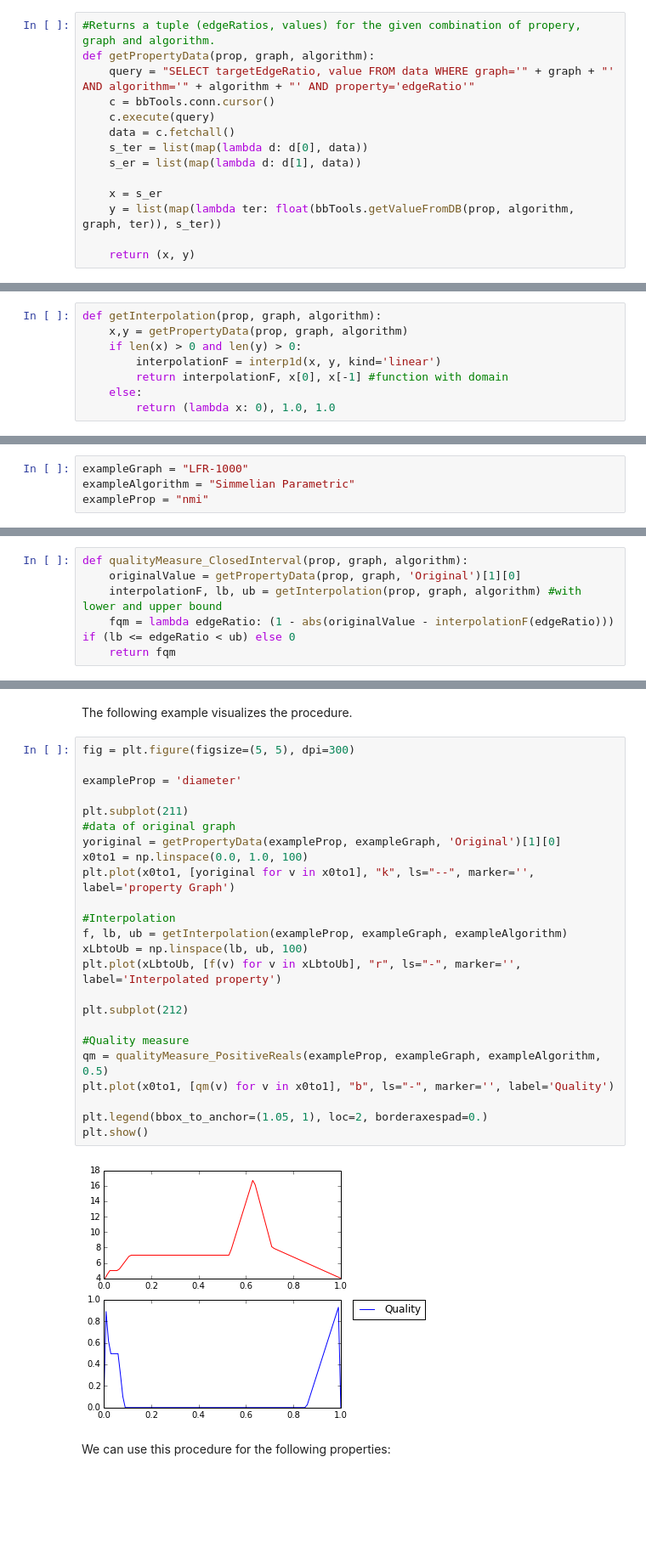
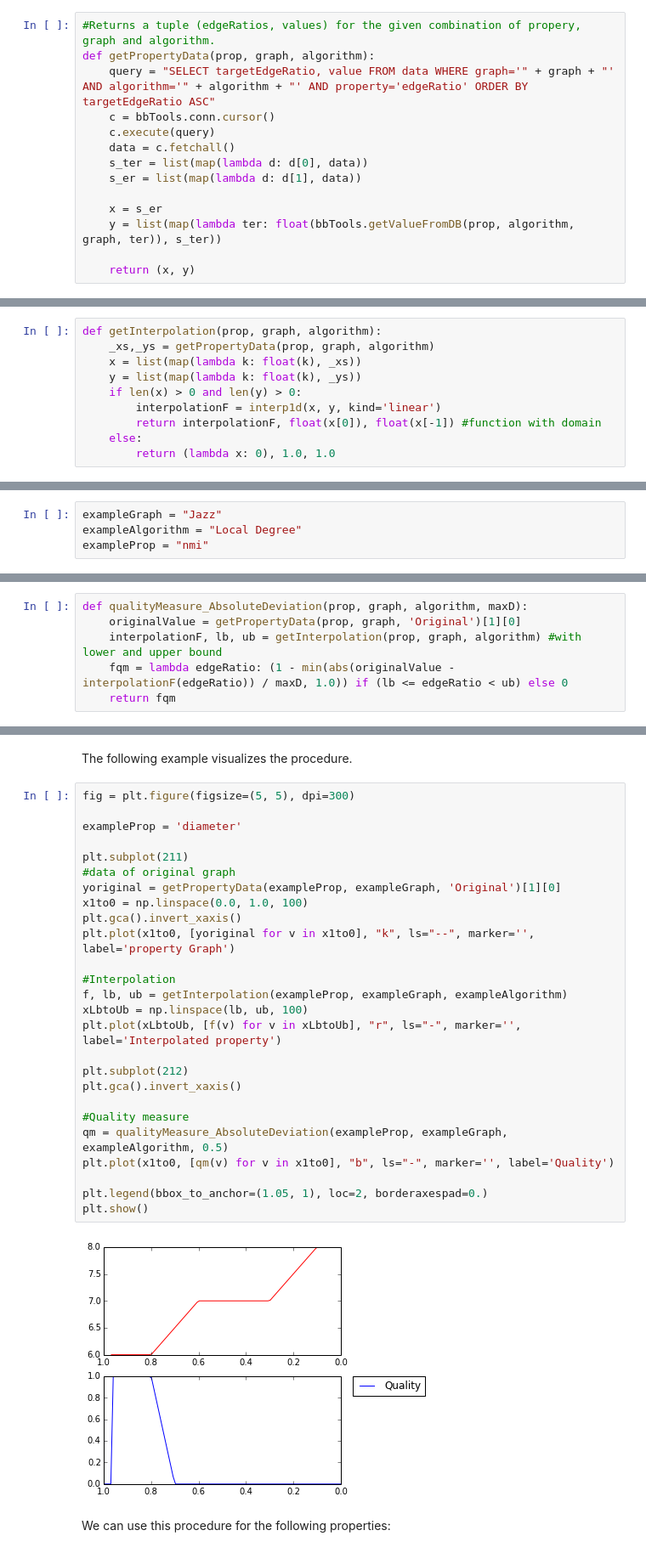
Before and after one commit to kit-parco/networkit-hyperbolic-kd, a Jupyter notebook: Doc/Notebooks/BackboneStatistics.ipynb, the cells around one changed output, grey strips where cells are left out. Shown at 85% size. Drawn from its saved outputs; the diff is of its cells as text; blank space fills up the shorter version.

```diff
--- a/Doc/Notebooks/BackboneStatistics.ipynb
+++ b/Doc/Notebooks/BackboneStatistics.ipynb
@@ -64,7 +64,7 @@ colors = ["r", "k", "g", "c", "m", "y", "b", kitColors['kitorange'], kitColors['
 # %%
 #Returns a tuple (edgeRatios, values) for the given combination of propery, graph and algorithm.
 def getPropertyData(prop, graph, algorithm):
-    query = "SELECT targetEdgeRatio, value FROM data WHERE graph='" + graph + "' AND algorithm='" + algorithm + "' AND property='edgeRatio'"
+    query = "SELECT targetEdgeRatio, value FROM data WHERE graph='" + graph + "' AND algorithm='" + algorithm + "' AND property='edgeRatio' ORDER BY targetEdgeRatio ASC"
     c = bbTools.conn.cursor()
     c.execute(query)
     data = c.fetchall()
@@ -296,17 +292,19 @@ Let's try to describe a quality measure in [0,1] for each property.
 Problem: Wanting to "add up" different quality measures, we face the problem values were calculated for different edge ratios since calculating backbones for arbitrary ratios is not always possible. That's why, as a first step, the data needs to be interpolated.
 # %%
 def getInterpolation(prop, graph, algorithm):
-    x,y = getPropertyData(prop, graph, algorithm)
+    _xs,_ys = getPropertyData(prop, graph, algorithm)
+    x = list(map(lambda k: float(k), _xs))
+    y = list(map(lambda k: float(k), _ys))
     if len(x) > 0 and len(y) > 0:
         interpolationF = interp1d(x, y, kind='linear')
-        return interpolationF, x[0], x[-1] #function with domain
+        return interpolationF, float(x[0]), float(x[-1]) #function with domain
     else:
         return (lambda x: 0), 1.0, 1.0
 # %% [markdown]
 Example usage of interpolation:
 # %%
-exampleGraph = "LFR-1000"
-exampleAlgorithm = "Simmelian Parametric"
+exampleGraph = "Jazz"
+exampleAlgorithm = "Local Degree"
 exampleProp = "nmi"
 # %%
 fig = plt.figure(figsize=(5, 3), dpi=300)
@@ -330,8 +329,8 @@ Now we can define a quality measure that takes into account the value of the ori
 # %%
-def qualityMeasure_ClosedInterval(prop, graph, algorithm):
+def qualityMeasure_AbsoluteDeviation(prop, graph, algorithm, maxD):
     originalValue = getPropertyData(prop, graph, 'Original')[1][0]
     interpolationF, lb, ub = getInterpolation(prop, graph, algorithm) #with lower and upper bound
-    fqm = lambda edgeRatio: (1 - abs(originalValue - interpolationF(edgeRatio))) if (lb <= edgeRatio < ub) else 0
+    fqm = lambda edgeRatio: (1 - min(abs(originalValue - interpolationF(edgeRatio)) / maxD, 1.0)) if (lb <= edgeRatio < ub) else 0
     return fqm
 # %% [markdown]
 Example visualization of quality measure for the example from above:
@@ -395,29 +377,31 @@ The following example visualizes the procedure.
 # %%
 fig = plt.figure(figsize=(5, 5), dpi=300)
 
 exampleProp = 'diameter'
 
 plt.subplot(211)
 #data of original graph
 yoriginal = getPropertyData(exampleProp, exampleGraph, 'Original')[1][0]
-x0to1 = np.linspace(0.0, 1.0, 100)
-plt.plot(x0to1, [yoriginal for v in x0to1], "k", ls="--", marker='', label='property Graph')
+x1to0 = np.linspace(0.0, 1.0, 100)
+plt.gca().invert_xaxis()
+plt.plot(x1to0, [yoriginal for v in x1to0], "k", ls="--", marker='', label='property Graph')
 
 #Interpolation
 f, lb, ub = getInterpolation(exampleProp, exampleGraph, exampleAlgorithm)
 xLbtoUb = np.linspace(lb, ub, 100)
 plt.plot(xLbtoUb, [f(v) for v in xLbtoUb], "r", ls="-", marker='', label='Interpolated property')
 
 plt.subplot(212)
+plt.gca().invert_xaxis()
 
 #Quality measure
-qm = qualityMeasure_PositiveReals(exampleProp, exampleGraph, exampleAlgorithm, 0.5)
-plt.plot(x0to1, [qm(v) for v in x0to1], "b", ls="-", marker='', label='Quality')
+qm = qualityMeasure_AbsoluteDeviation(exampleProp, exampleGraph, exampleAlgorithm, 0.5)
+plt.plot(x1to0, [qm(v) for v in x1to0], "b", ls="-", marker='', label='Quality')
 
 plt.legend(bbox_to_anchor=(1.05, 1), loc=2, borderaxespad=0.)
 plt.show()
 # %% [output]
-[figure, old version]
+[figure, new version]
 # %% [markdown]
 We can use this procedure for the following properties:
 # %%
```
Also changed, not shown: parts of 27 cells of this notebook.
